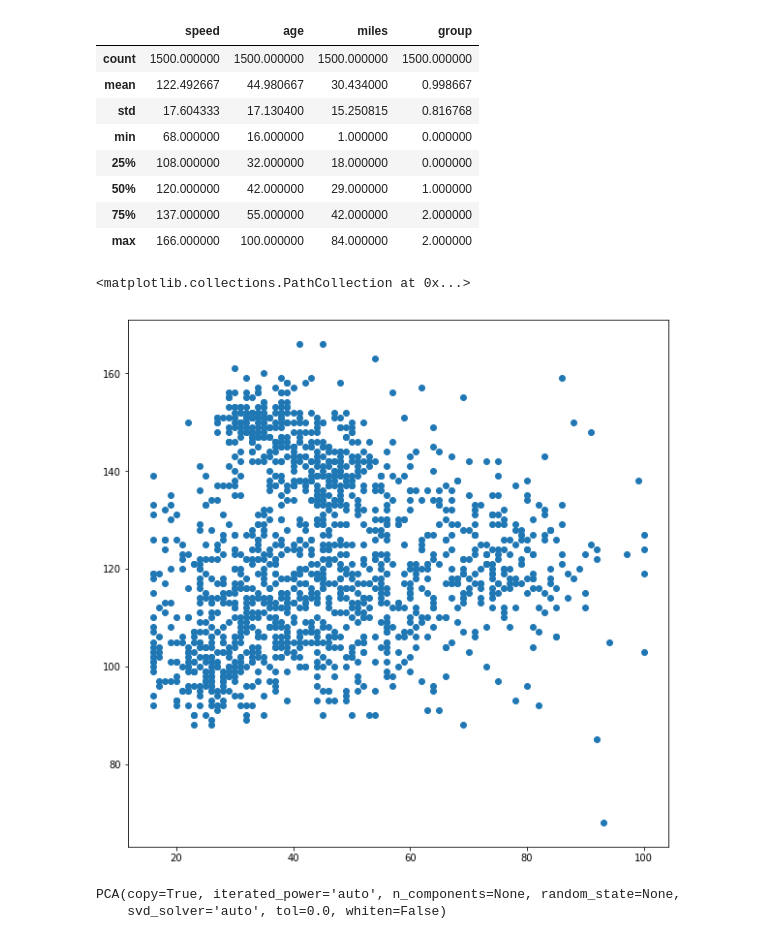
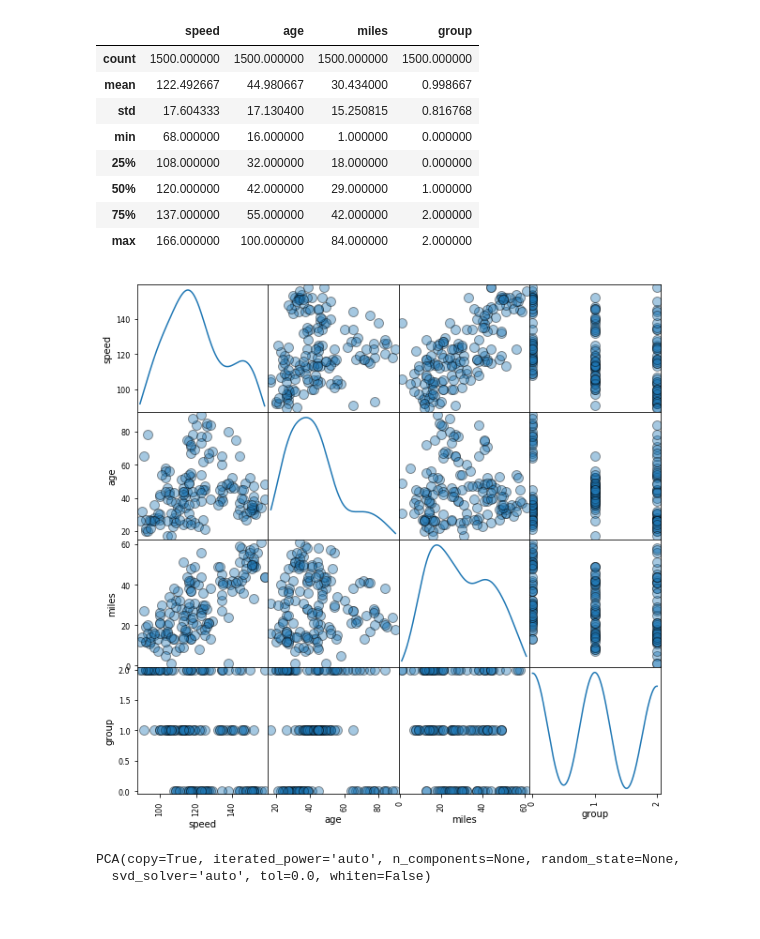
Before and after one commit to DJCordhose/ml-workshop, a Jupyter notebook: notebooks/unsupervised/pca-insurance.ipynb, the cells around one changed output. Cells and saved outputs as stored; diff of their text form; code cells hidden in the pictures.

```diff
--- a/notebooks/unsupervised/pca-insurance.ipynb
+++ b/notebooks/unsupervised/pca-insurance.ipynb
@@ -24,12 +24,14 @@ import numpy as np
 from sklearn.decomposition import PCA
 # %%
 import matplotlib.pyplot as plt
-# %%
-plt.figure(figsize=(10,10))
-plt.scatter(X[:, 0], X[:, 1])
-# %% [output]
-<matplotlib.collections.PathCollection at 0x...>
-[figure, removed]
+# %%
+sample_df = df.sample(n=150, random_state=42)
+plots = pd.plotting.scatter_matrix(sample_df,
+                           diagonal='kde',
+                           s=100, marker='o', edgecolors='k', alpha=0.4,
+                           figsize=(10, 10))
+# %% [output]
+[figure, added]
 # %%
 pca = PCA()
 pca.fit(X)
```
Also changed, not shown: parts of 4 cells of this notebook, 6 other files.
